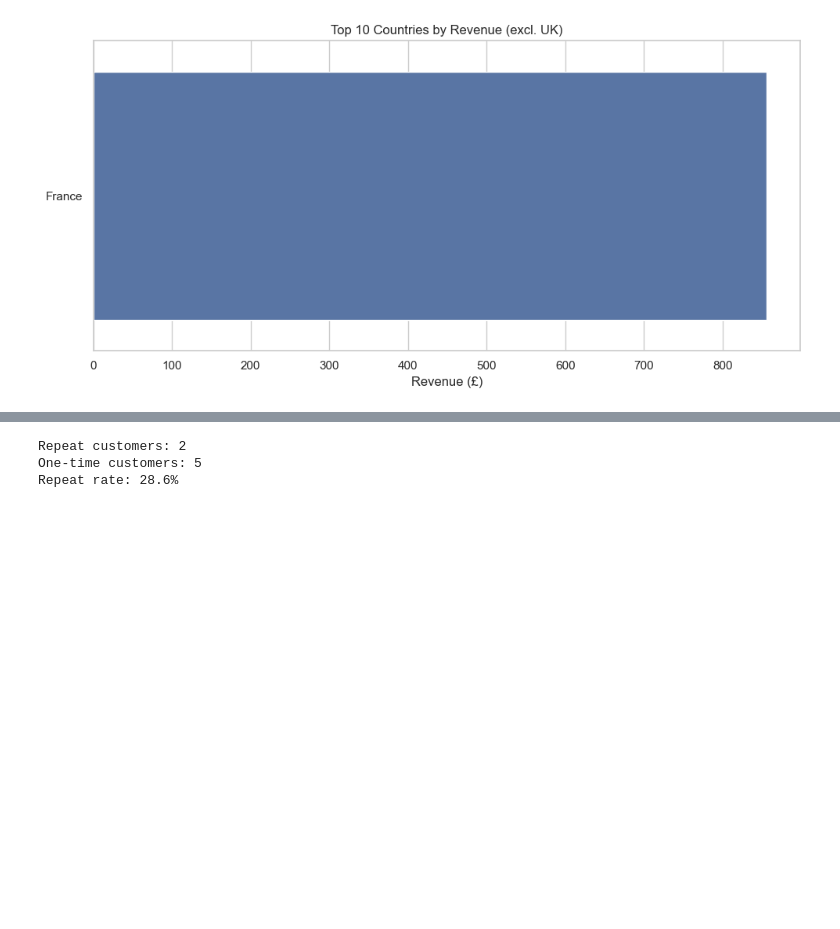
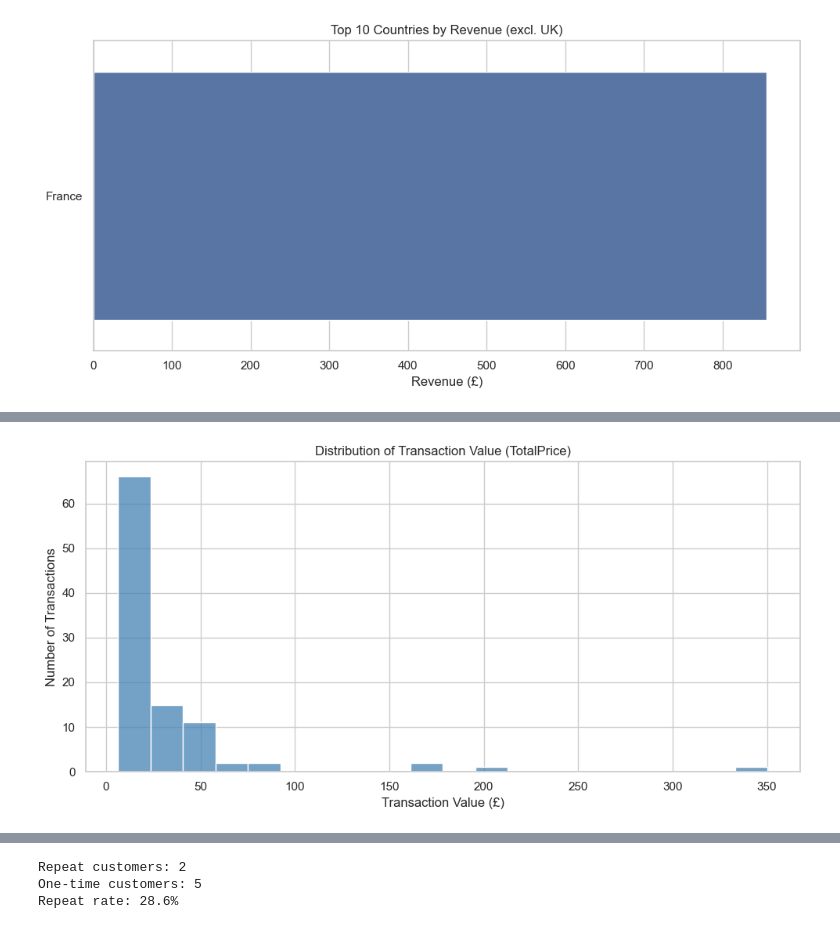
Before and after one commit to robillarddylan5/Online-Retail-Sales-Analysis-, a Jupyter notebook: notebook/eda_online_retail.ipynb, the cells around one changed output, grey strips where cells are left out. Cells and saved outputs as stored; diff of their text form; code cells hidden in the pictures; blank space fills up the shorter version.

Commit message:
add distribution and basket size aswell as markdown cells with analysis narrative

```diff
--- a/notebook/eda_online_retail.ipynb
+++ b/notebook/eda_online_retail.ipynb
@@ -183,0 +184,12 @@ are only as reliable as the data they're drawn from.
+# %%
+fig, ax = plt.subplots(figsize=(10, 5))
+sns.histplot(df['TotalPrice'], bins=20, ax=ax, color='steelblue', edgecolor='white')
+
+ax.set_title('Distribution of Transaction Value (TotalPrice)')
+ax.set_xlabel('Transaction Value (£)')
+ax.set_ylabel('Number of Transactions')
+plt.tight_layout()
+plt.savefig('../images/totalprice_distribution.png', dpi=150)
+plt.show()
+# %% [output]
+[figure, added]
```
Also changed, not shown: parts of 5 cells of this notebook, 2 other files.
